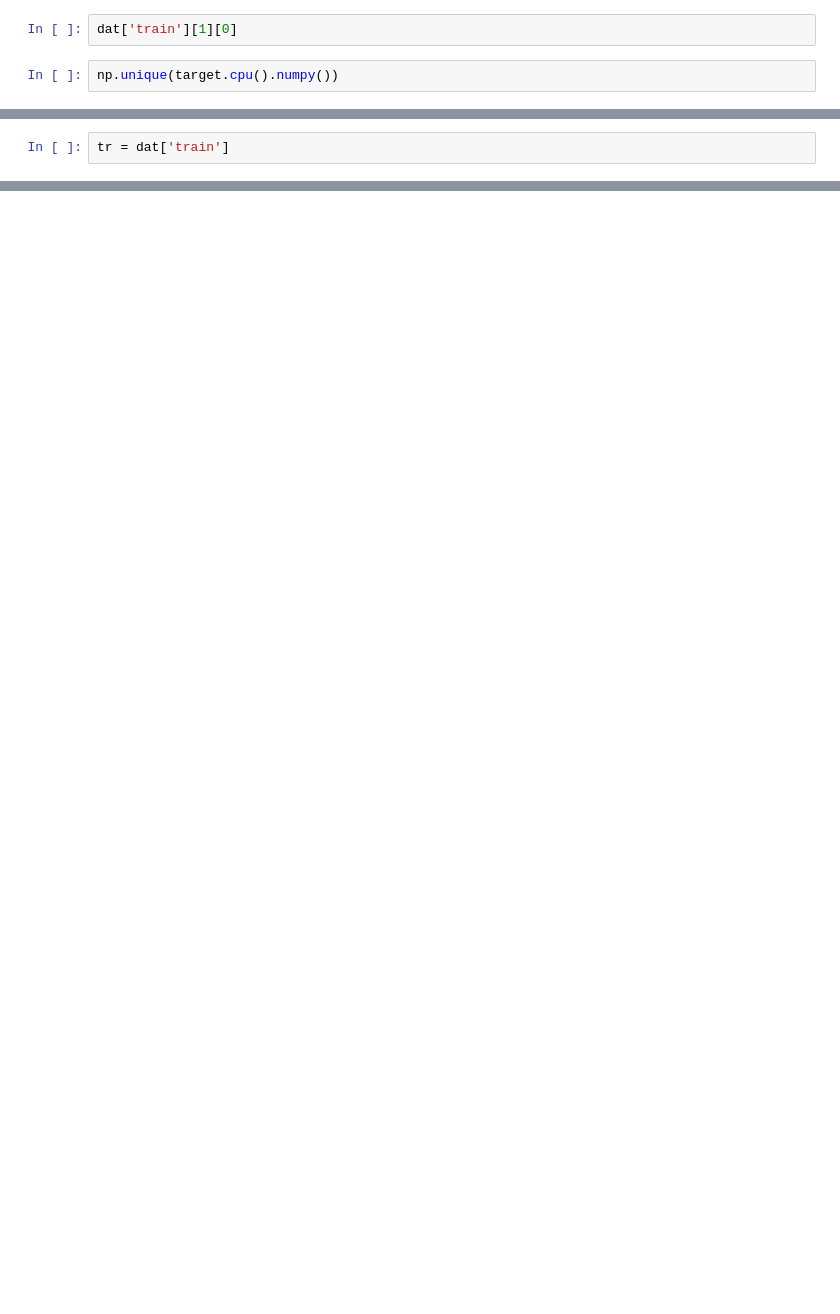
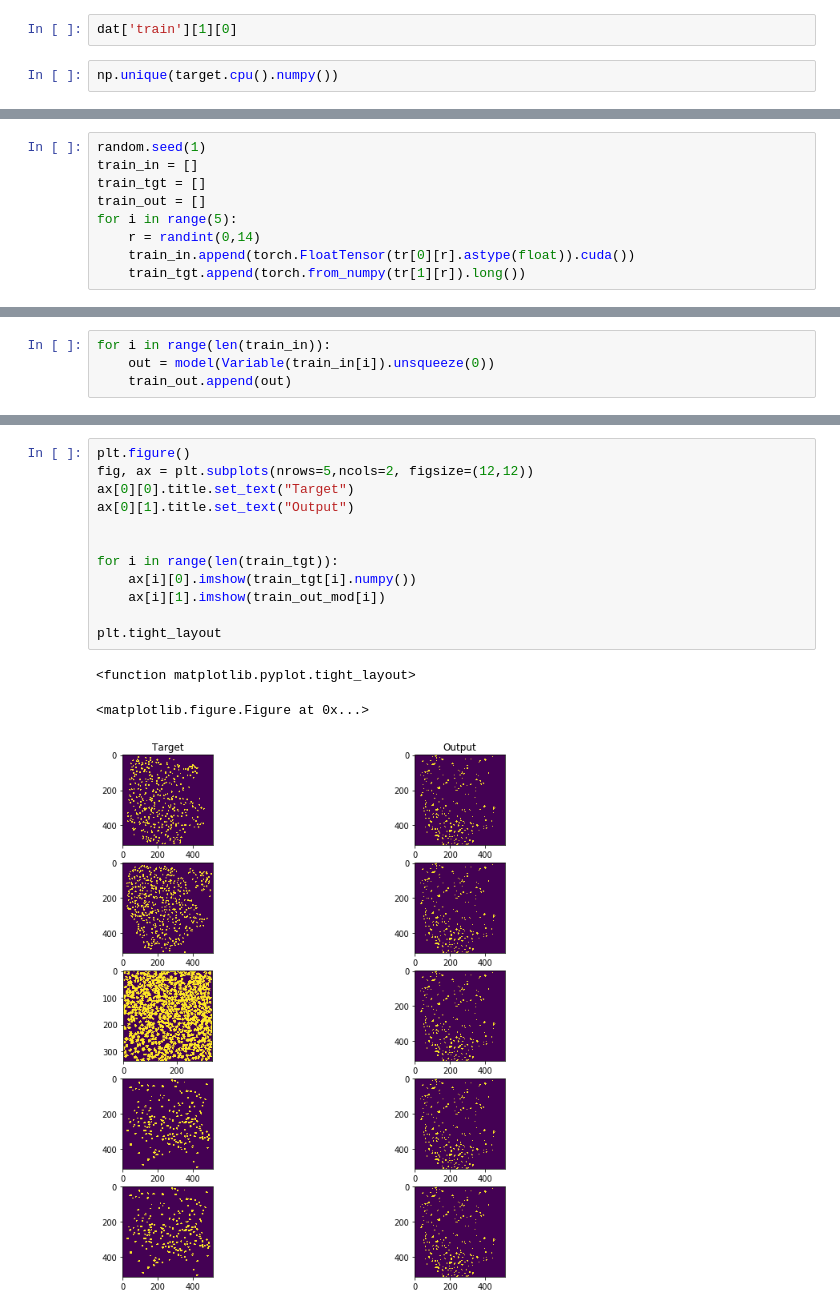
Before and after one commit to npatel5/blinkende_lichter, a Jupyter notebook: notebooks/unet+dataloader_test.ipynb, the cells around one changed output, grey strips where cells are left out. Saved outputs shown, nothing was run; the diff lists cells and outputs as text; blank space fills up the shorter version.

```diff
--- a/notebooks/unet+dataloader_test.ipynb
+++ b/notebooks/unet+dataloader_test.ipynb
@@ -176,2 +191,0 @@ test
-# %%
-tr = dat['train']
@@ -265,0 +320,9 @@ NameError: name 'model' is not defined
+# %%
+random.seed(1)
+train_in = []
+train_tgt = []
+train_out = []
+for i in range(5):
+    r = randint(0,14)
+    train_in.append(torch.FloatTensor(tr[0][r].astype(float)).cuda())
+    train_tgt.append(torch.from_numpy(tr[1][r]).long())
@@ -265,0 +333,4 @@ NameError: name 'model' is not defined
+# %%
+for i in range(len(train_in)):
+    out = model(Variable(train_in[i]).unsqueeze(0))
+    train_out.append(out)
@@ -265,0 +359,16 @@ NameError: name 'model' is not defined
+# %%
+plt.figure()
+fig, ax = plt.subplots(nrows=5,ncols=2, figsize=(12,12))
+ax[0][0].title.set_text("Target")
+ax[0][1].title.set_text("Output")
+
+
+for i in range(len(train_tgt)):
+    ax[i][0].imshow(train_tgt[i].numpy())
+    ax[i][1].imshow(train_out_mod[i])
+
+plt.tight_layout
+# %% [output]
+<function matplotlib.pyplot.tight_layout>
+<matplotlib.figure.Figure at 0x...>
+[figure, added]
```
Also changed, not shown: parts of 64 cells of this notebook, 5 other files.
